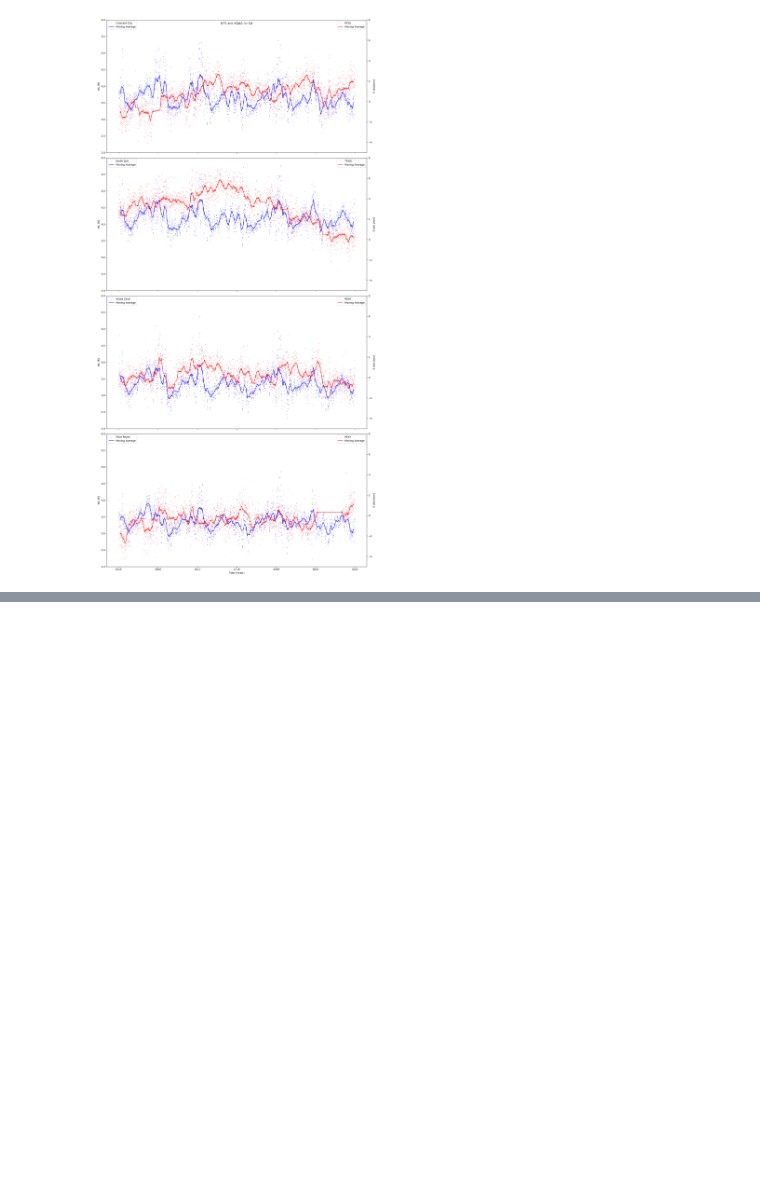
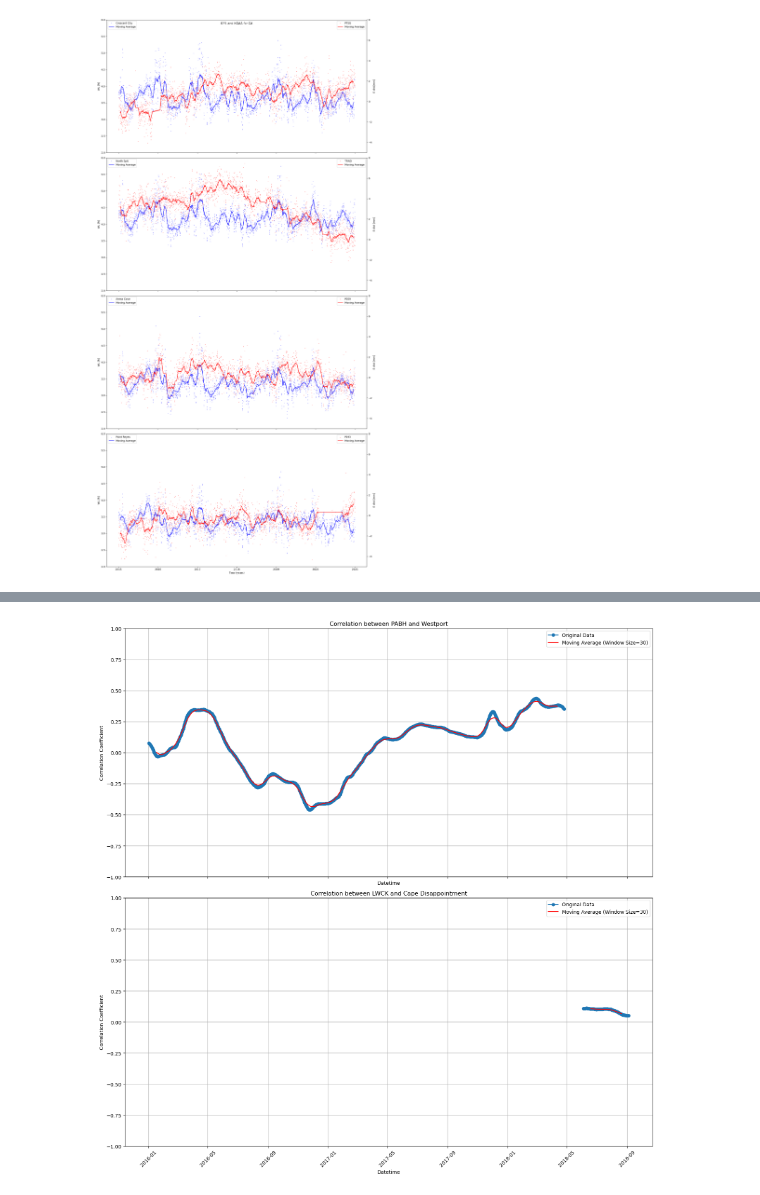
Before and after one commit to Benz-Poobua/Undergrad-Research-2, a Jupyter notebook: GPS-NOAA geodetic-climatic data.ipynb, the cells around one changed output, grey strips where cells are left out. Drawn from its saved outputs; the diff is of its cells as text; code cells hidden in the pictures; blank space fills up the shorter version.

```diff
--- a/GPS-NOAA geodetic-climatic data.ipynb
+++ b/GPS-NOAA geodetic-climatic data.ipynb
@@ -1052,0 +939,39 @@ plt.show()
+# %%
+# WA
+corr_Westport_PABH = calculate_correlation(Westport_array, PABH_array)
+corr_Cape_Disappointment_LWCK = calculate_correlation(Cape_Disappointment_array, LWCK_array)
+
+# OR
+corr_Garibaldi_CHZZ = calculate_correlation(Garibaldi_array, CHZZ_array)
+corr_South_Beach_ONAB = calculate_correlation(South_Beach_array, ONAB_array)
+
+# CA
+corr_Crescent_City_PTSG = calculate_correlation(Crescent_City_array, PTSG_array)
+corr_North_Spit_TRND = calculate_correlation(North_Spit_array, TRND_array)
+corr_Arena_Cove_P059 = calculate_correlation(Arena_Cove_array, P059_array)
+corr_Point_Reyes_P193 = calculate_correlation(Point_Reyes_array, P193_array)
+# %%
+window = 30
+# WA
+moving_avg_Westport_PABH = np.convolve(corr_Westport_PABH, np.ones(window)/window, mode='same')
+moving_avg_Cape_Disappointment_LWCK = np.convolve(corr_Cape_Disappointment_LWCK, np.ones(window)/window, mode='same')
+
+# OR
+moving_avg_Garibaldi_CHZZ = np.convolve(corr_Garibaldi_CHZZ, np.ones(window)/window, mode='same')
+moving_avg_South_Beach_ONAB = np.convolve(corr_South_Beach_ONAB, np.ones(window)/window, mode='same')
+
+# CA
+moving_avg_Crescent_City_PTSG = np.convolve(corr_Crescent_City_PTSG, np.ones(window)/window, mode='same')
+moving_avg_North_Spit_TRND = np.convolve(corr_North_Spit_TRND, np.ones(window)/window, mode='same')
+moving_avg_Arena_Cove_P059 = np.convolve(corr_Arena_Cove_P059, np.ones(window)/window, mode='same')
+moving_avg_Point_Reyes_P193 = np.convolve(corr_Point_Reyes_P193, np.ones(window)/window, mode='same')
+# %%
+# WA
+fig, axes = plt.subplots(2, 1, figsize=(16, 16), sharex=True)
+plot_correlation_with_moving_average(axes[0], Westport_df, corr_Westport_PABH, moving_avg_Westport_PABH, window, 'Correlation between PABH and Westport')
+plot_correlation_with_moving_average(axes[1], Cape_Disappointment_df, corr_Cape_Disappointment_LWCK, moving_avg_Cape_Disappointment_LWCK, window, 'Correlation between LWCK and Cape Disappointment')
+plt.xticks(rotation=45)
+plt.tight_layout()
+plt.show()
+# %% [output]
+[figure, added]
```
Also changed, not shown: parts of 19 cells of this notebook.
